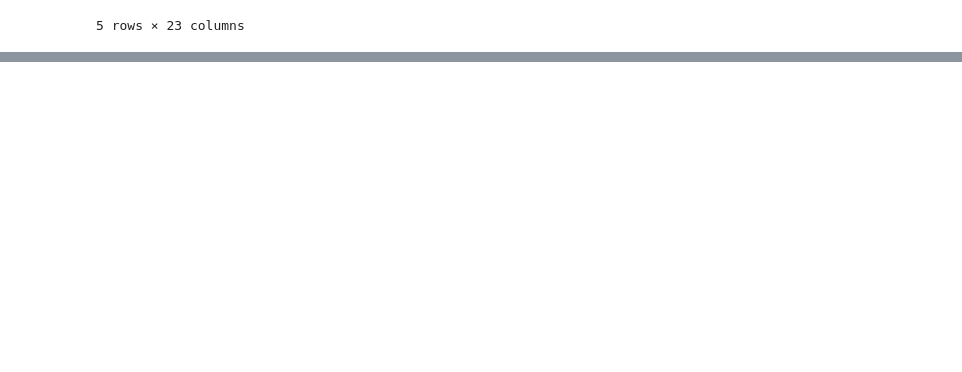
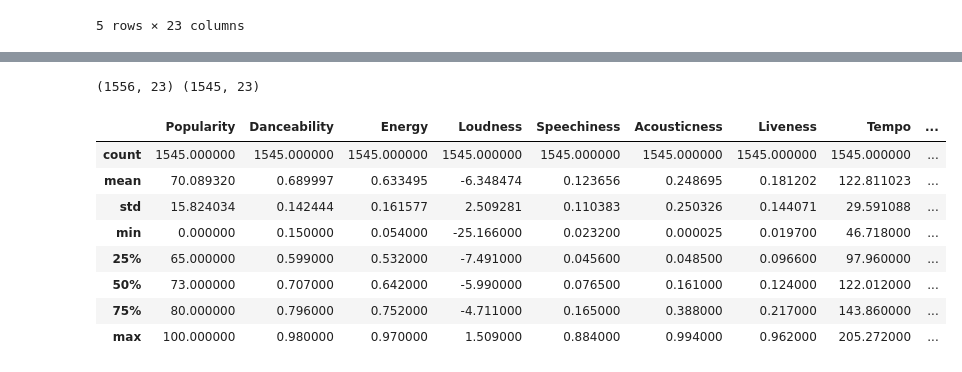
Before and after one commit to cnmi-ds-22/hmsealy___Data-Science-Portofolio-C22-, a Jupyter notebook: Modules/Module_4_Tree_Based_Methods/Projects/Instructions/Project.4-Spotify/Spotify.Pass-07.ipynb, the cells around one changed output, grey strips where cells are left out. Drawn from its saved outputs; the diff is of its cells as text; code cells hidden in the pictures; blank space fills up the shorter version.

```diff
--- a/Modules/Module_4_Tree_Based_Methods/Projects/Instructions/Project.4-Spotify/Spotify.Pass-07.ipynb
+++ b/Modules/Module_4_Tree_Based_Methods/Projects/Instructions/Project.4-Spotify/Spotify.Pass-07.ipynb
@@ -145,0 +213,12 @@ spotify_df.head()
+# %%
+# Columns for Pass 7: target + audio features (all known before release)
+target_col = 'Popularity'
+feature_cols = ['Danceability', 'Energy', 'Loudness', 'Speechiness',
+                'Acousticness', 'Liveness', 'Tempo', 'Duration (ms)', 'Valence']
+
+# Turn text into numbers. Anything that isn't a number (like a blank) becomes NaN (null)
+for col in [target_col] + feature_cols:
+    spotify_df[col] = pd.to_numeric(spotify_df[col], errors='coerce')
+
+# How many nulls did that create?
+spotify_df[[target_col] + feature_cols].isnull().sum()
@@ -145,0 +238,19 @@ spotify_df.head()
+# %%
+# Keep only rows where the target and every feature have a value
+spotify_clean = spotify_df.dropna(subset=[target_col] + feature_cols).copy()
+print(spotify_df.shape, spotify_clean.shape)   # before vs after
+# %% [output]
+(1556, 23) (1545, 23)
+# %%
+# Now describe should show all 10 columns
+spotify_clean[[target_col] + feature_cols].describe()
+# %% [output]
+|  | Popularity | Danceability | Energy | Loudness | Speechiness | Acousticness | Liveness | Tempo | ... |
+| count | 1545.000000 | 1545.000000 | 1545.000000 | 1545.000000 | 1545.000000 | 1545.000000 | 1545.000000 | 1545.000000 | ... |
+| mean | 70.089320 | 0.689997 | 0.633495 | -6.348474 | 0.123656 | 0.248695 | 0.181202 | 122.811023 | ... |
+| std | 15.824034 | 0.142444 | 0.161577 | 2.509281 | 0.110383 | 0.250326 | 0.144071 | 29.591088 | ... |
+| min | 0.000000 | 0.150000 | 0.054000 | -25.166000 | 0.023200 | 0.000025 | 0.019700 | 46.718000 | ... |
+| 25% | 65.000000 | 0.599000 | 0.532000 | -7.491000 | 0.045600 | 0.048500 | 0.096600 | 97.960000 | ... |
+| 50% | 73.000000 | 0.707000 | 0.642000 | -5.990000 | 0.076500 | 0.161000 | 0.124000 | 122.012000 | ... |
+| 75% | 80.000000 | 0.796000 | 0.752000 | -4.711000 | 0.165000 | 0.388000 | 0.217000 | 143.860000 | ... |
+| max | 100.000000 | 0.980000 | 0.970000 | 1.509000 | 0.884000 | 0.994000 | 0.962000 | 205.272000 | ... |
```
Also changed, not shown: parts of 6 cells of this notebook.
